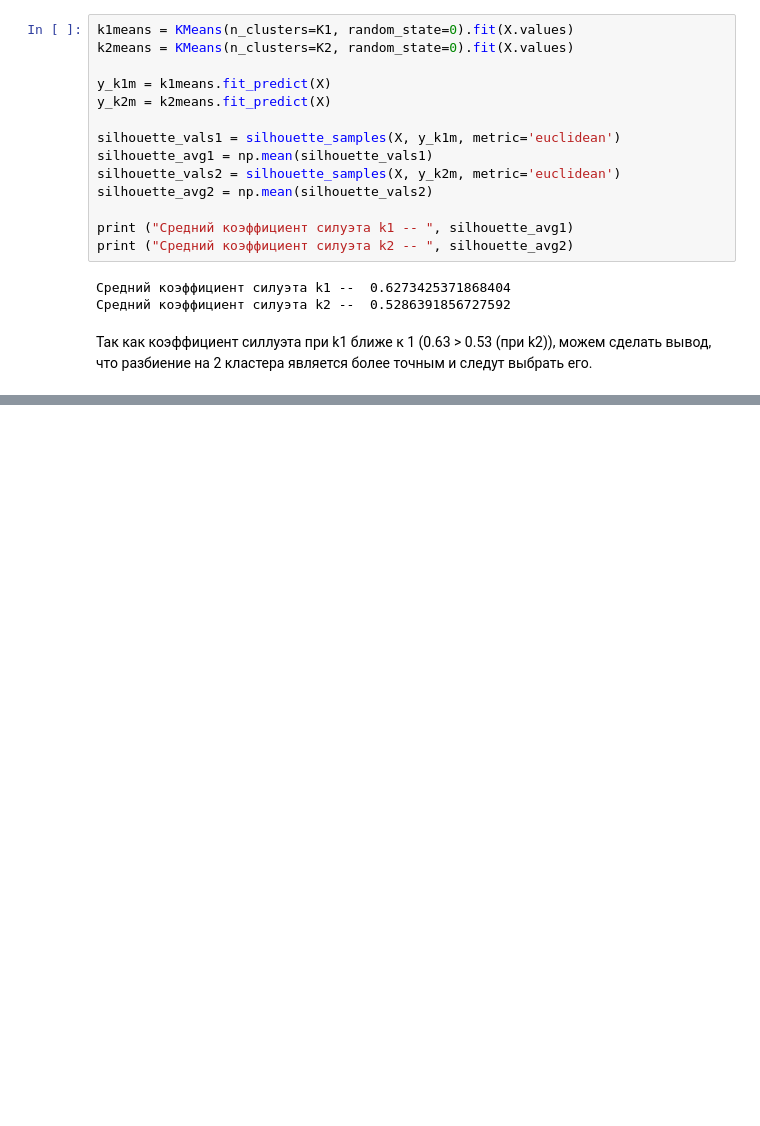
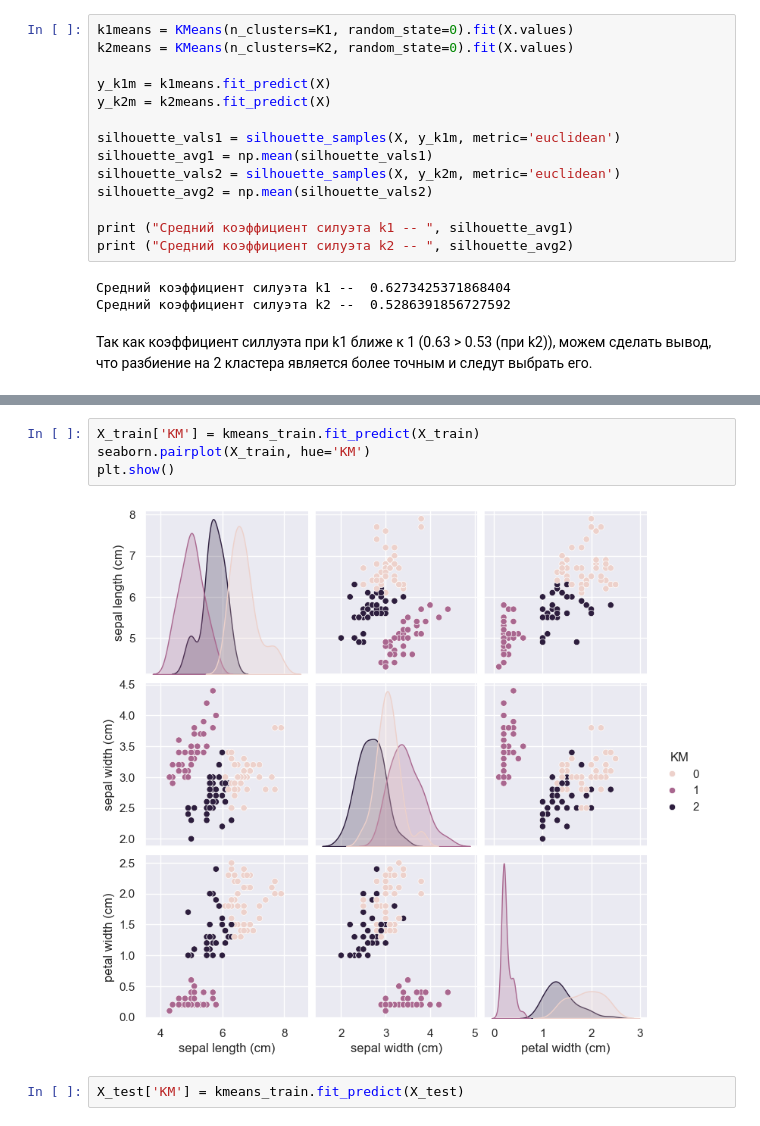
Before and after one commit to GregValdemarov/SUM_PMI3-1_ML, a Jupyter notebook: Semester2/Labs/Lab1.ipynb, the cells around one changed output, grey strips where cells are left out. Saved outputs shown, nothing was run; the diff lists cells and outputs as text; blank space fills up the shorter version.

```diff
--- a/Semester2/Labs/Lab1.ipynb
+++ b/Semester2/Labs/Lab1.ipynb
@@ -123,0 +159,8 @@ print ("Средний коэффициент силуэта k2 -- ", silhouette
+# %%
+X_train['KM'] = kmeans_train.fit_predict(X_train)
+seaborn.pairplot(X_train, hue='KM')
+plt.show()
+# %% [output]
+[figure, added]
+# %%
+X_test['KM'] = kmeans_train.fit_predict(X_test)
```
Also changed, not shown: parts of 9 cells of this notebook.
